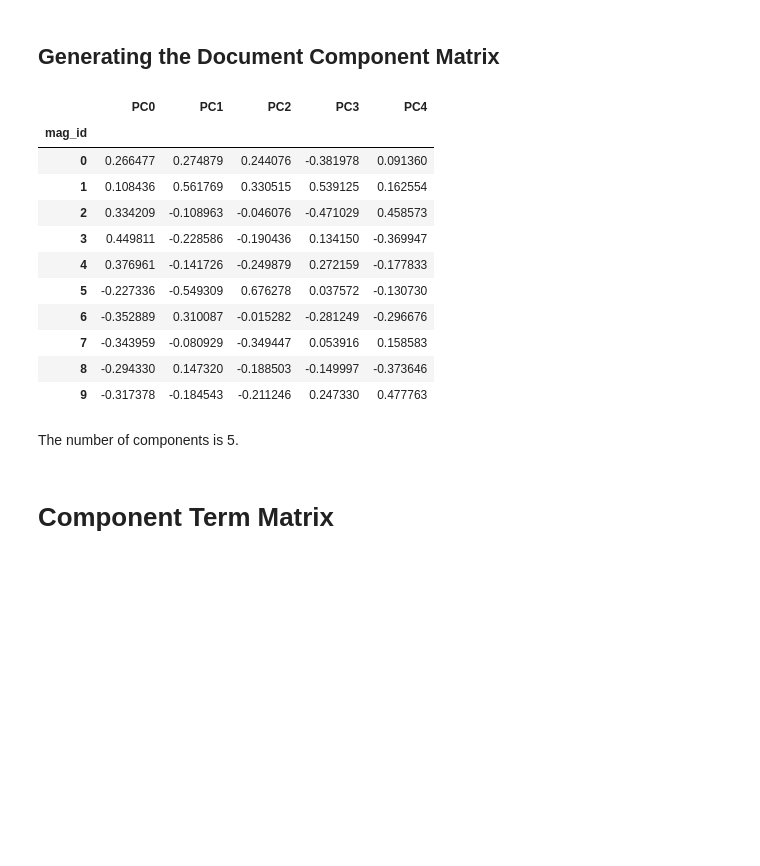
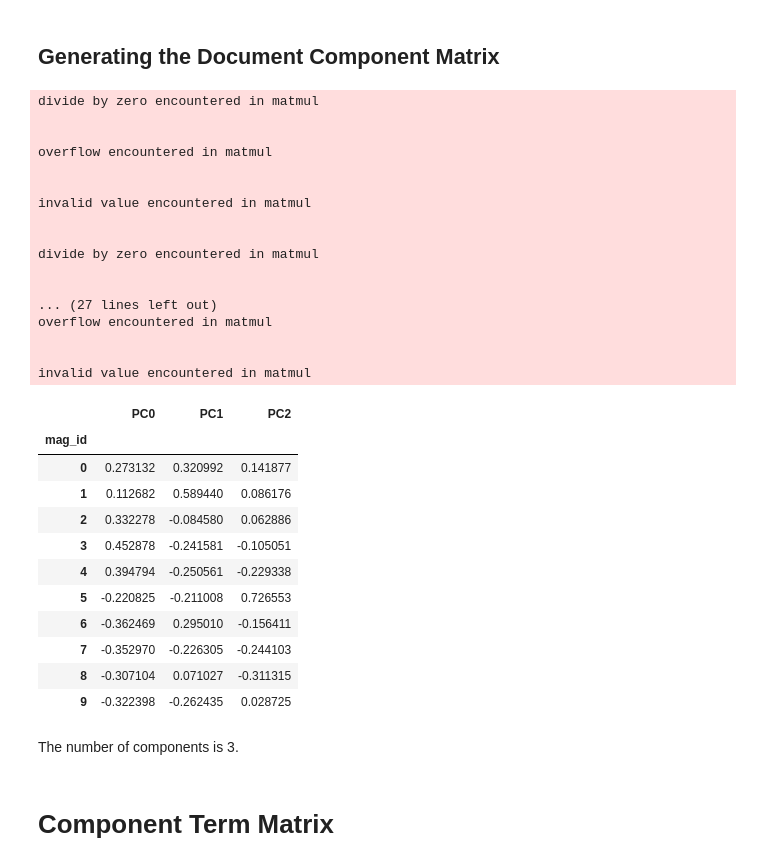
Before and after one commit to aniyahlater/ds5001_final_project, a Jupyter notebook: PCA.ipynb, the cells around one changed output. Saved outputs shown, nothing was run; the diff lists cells and outputs as text; code cells hidden in the pictures; blank space fills up the shorter version.

```diff
--- a/PCA.ipynb
+++ b/PCA.ipynb
@@ -12,7 +12,6 @@ import plotly.io as pio
 # Loading in the data
 # %%
 LIB = pd.read_csv('/Users/aniyahmcwilliams/Spring 2026/Text As Data/final project/DATA/LIB.csv', index_col='mag_id')
-TFIDF_raw = pd.read_csv('/Users/aniyahmcwilliams/Spring 2026/Text As Data/final project/DATA/TFIDF.csv',index_col='mag_id')
-TFIDF = pd.DataFrame(normalize(TFIDF_raw, norm='l2', axis=1), index=TFIDF_raw.index, columns=TFIDF_raw.columns)
+TFIDF = pd.read_csv('/Users/aniyahmcwilliams/Spring 2026/Text As Data/final project/DATA/TFIDF_L2.csv',index_col='mag_id')
 TFIDF
 # %% [output]
@@ -34,25 +33,42 @@ TFIDF
 # %% [markdown]
 ## Generating the Document Component Matrix
 # %%
-pca_engine = PCA(n_components=5)
+pca_engine = PCA(n_components=3)
 DCM = pd.DataFrame(pca_engine.fit_transform(TFIDF), index=TFIDF.index)
 DCM.columns = ['PC{}'.format(i) for i in DCM.columns]
 DCM
 # %% [output]
+divide by zero encountered in matmul
+
+
+overflow encountered in matmul
+
+
+invalid value encountered in matmul
+
+
+divide by zero encountered in matmul
+
+
+... (27 lines left out)
+overflow encountered in matmul
+
+
+invalid value encountered in matmul
-|  | PC0 | PC1 | PC2 | PC3 | PC4 |
-| mag_id |  |  |  |  |  |
-| 0 | 0.266477 | 0.274879 | 0.244076 | -0.381978 | 0.091360 |
-| 1 | 0.108436 | 0.561769 | 0.330515 | 0.539125 | 0.162554 |
-| 2 | 0.334209 | -0.108963 | -0.046076 | -0.471029 | 0.458573 |
-| 3 | 0.449811 | -0.228586 | -0.190436 | 0.134150 | -0.369947 |
-| 4 | 0.376961 | -0.141726 | -0.249879 | 0.272159 | -0.177833 |
-| 5 | -0.227336 | -0.549309 | 0.676278 | 0.037572 | -0.130730 |
-| 6 | -0.352889 | 0.310087 | -0.015282 | -0.281249 | -0.296676 |
-| 7 | -0.343959 | -0.080929 | -0.349447 | 0.053916 | 0.158583 |
-| 8 | -0.294330 | 0.147320 | -0.188503 | -0.149997 | -0.373646 |
-| 9 | -0.317378 | -0.184543 | -0.211246 | 0.247330 | 0.477763 |
+|  | PC0 | PC1 | PC2 |
+| mag_id |  |  |  |
+| 0 | 0.273132 | 0.320992 | 0.141877 |
+| 1 | 0.112682 | 0.589440 | 0.086176 |
+| 2 | 0.332278 | -0.084580 | 0.062886 |
+| 3 | 0.452878 | -0.241581 | -0.105051 |
+| 4 | 0.394794 | -0.250561 | -0.229338 |
+| 5 | -0.220825 | -0.211008 | 0.726553 |
+| 6 | -0.362469 | 0.295010 | -0.156411 |
+| 7 | -0.352970 | -0.226305 | -0.244103 |
+| 8 | -0.307104 | 0.071027 | -0.311315 |
+| 9 | -0.322398 | -0.262435 | 0.028725 |
 # %% [markdown]
-The number of components is 5.
+The number of components is 3.
 # %% [markdown]
 # Component Term Matrix
 # %%
```
Also changed, not shown: parts of 6 cells of this notebook, 3 other files.
